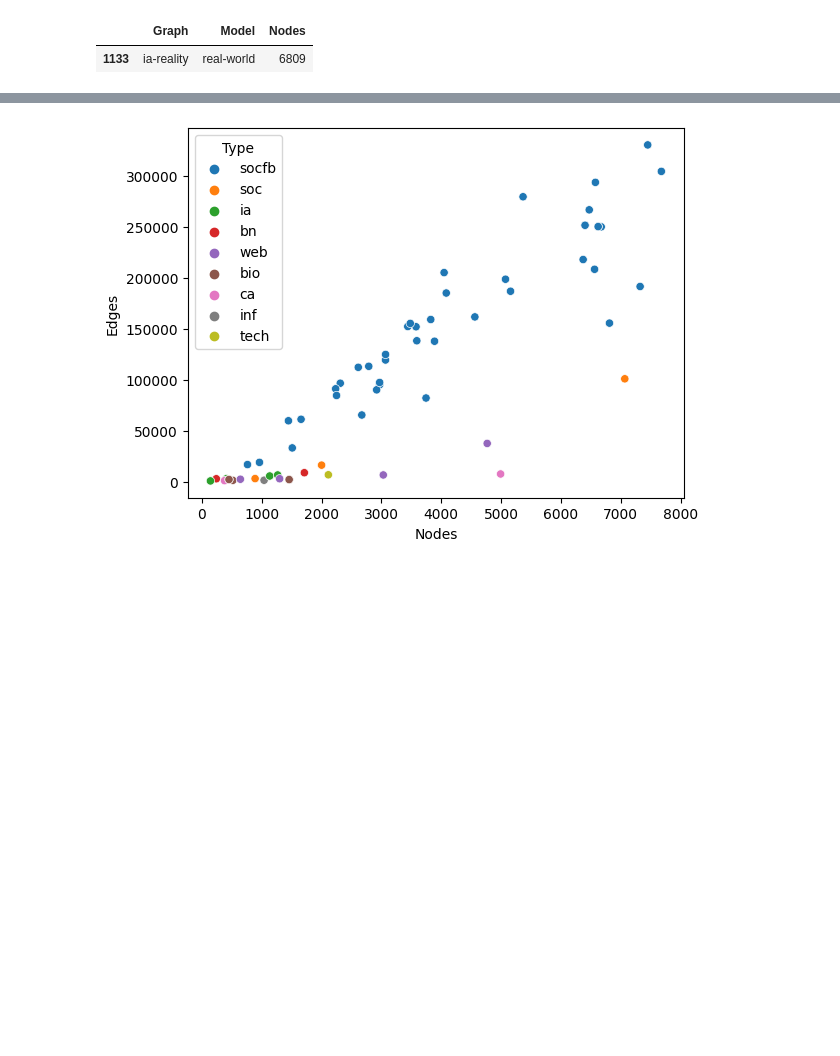
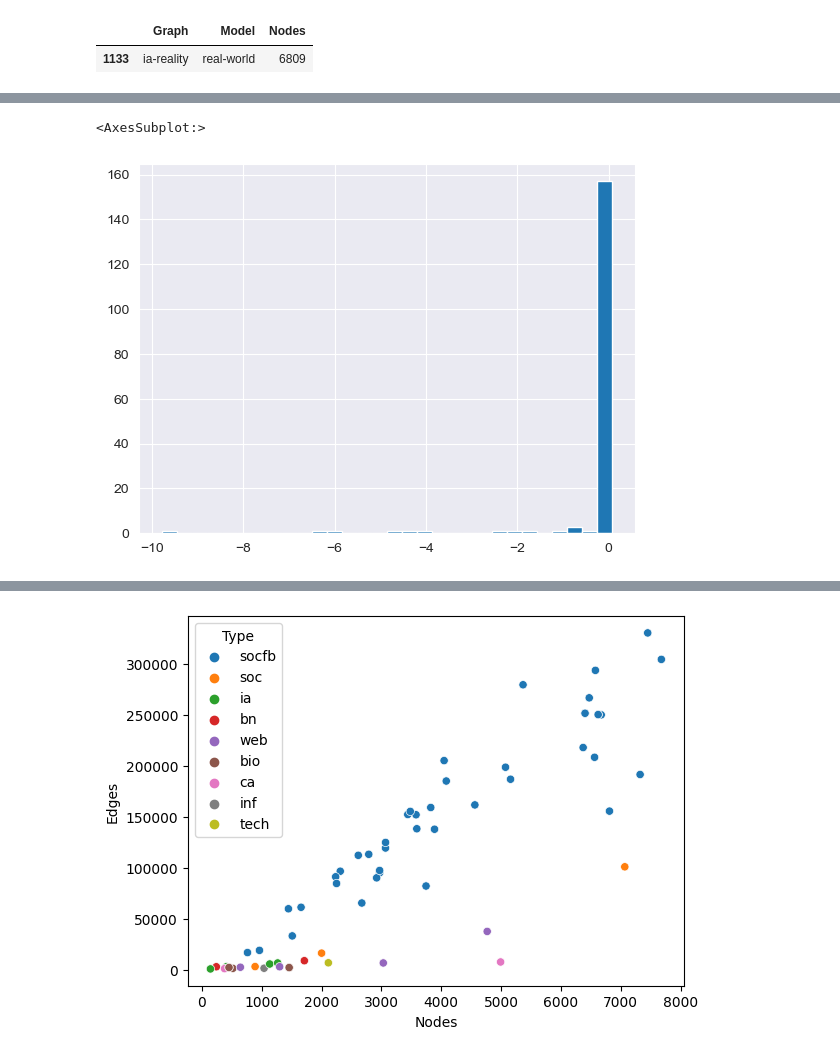
Before and after one commit to BenjiDayan/GIRGs, a Jupyter notebook: benji_src/notebooks/feature_extraction_pandas.ipynb, the cells around one changed output, grey strips where cells are left out. Saved outputs shown, nothing was run; the diff lists cells and outputs as text; code cells hidden in the pictures; blank space fills up the shorter version.

```diff
--- a/benji_src/notebooks/feature_extraction_pandas.ipynb
+++ b/benji_src/notebooks/feature_extraction_pandas.ipynb
@@ -159,0 +446,5 @@ import matplotlib.pyplot as plt
+# %%
+diffs[3].hist(bins=30)
+# %% [output]
+<AxesSubplot:>
+[figure, added]
```
Also changed, not shown: parts of 73 cells of this notebook, 3 other files.
